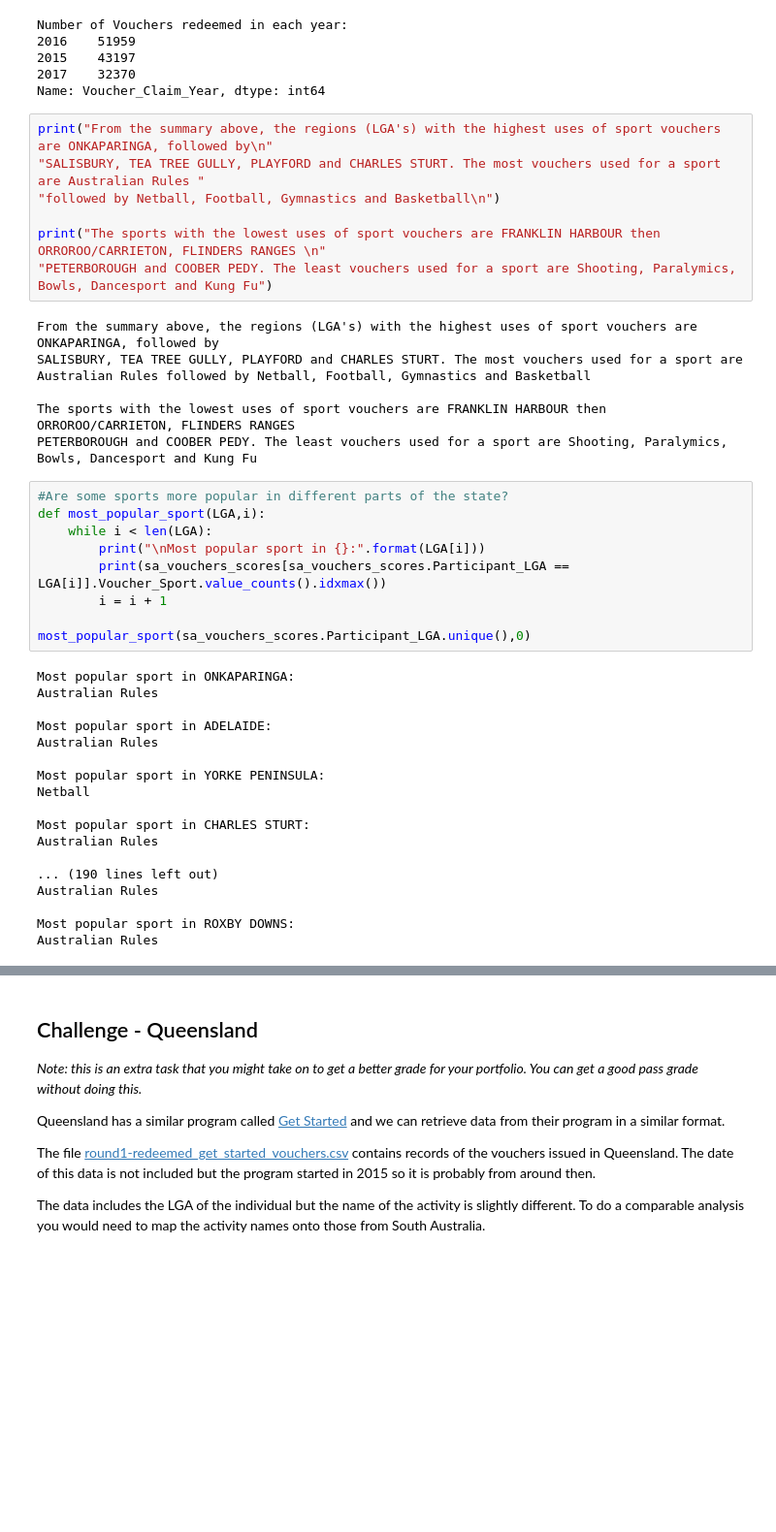
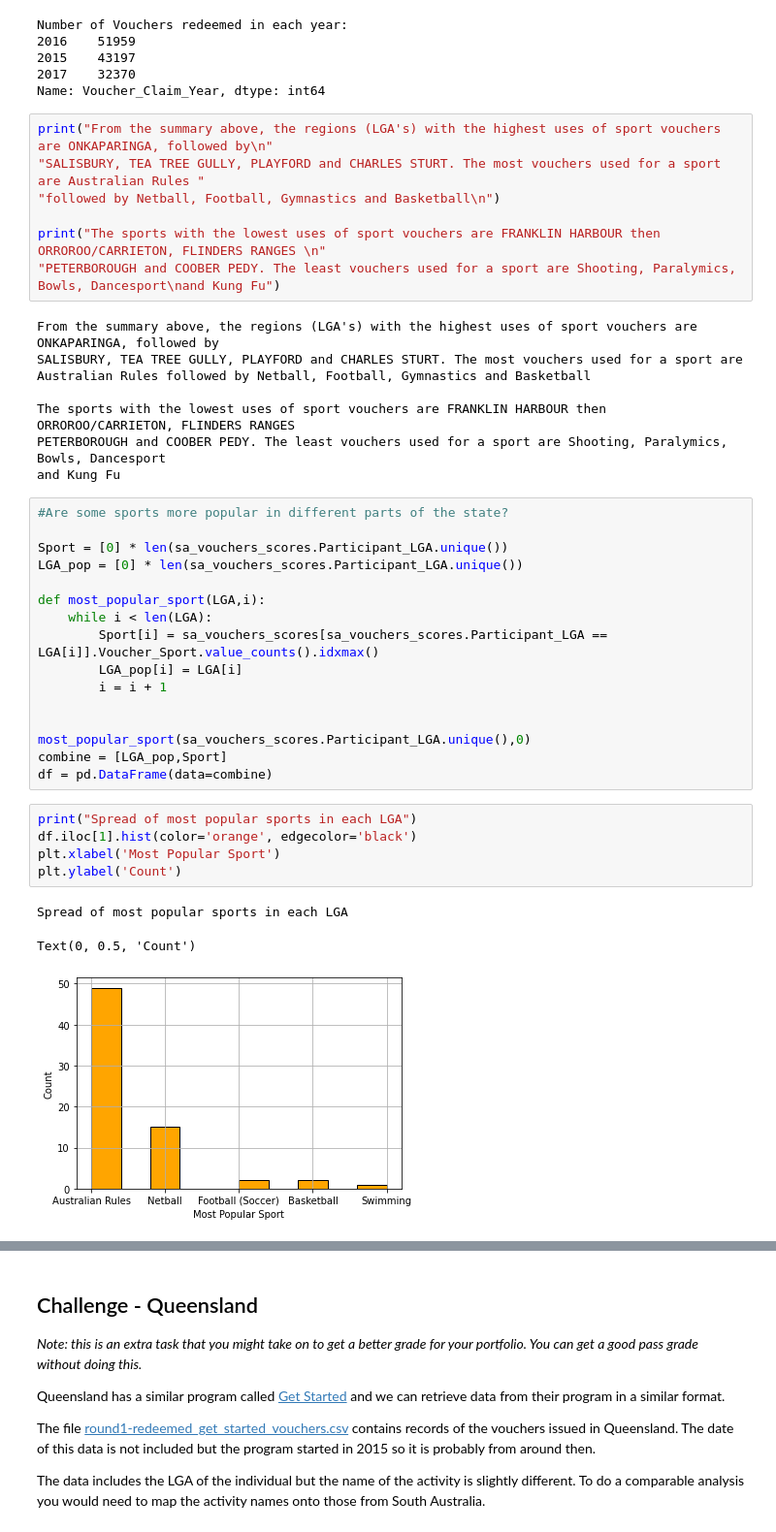
Before and after one commit to MQCOMP2200-S2-2021/data-science-portfolio-JoeB-cybersecurity, a Jupyter notebook: Portfolio 2.ipynb, the cells around one changed output, grey strips where cells are left out. Shown at 97% size. Saved outputs shown, nothing was run; the diff lists cells and outputs as text; blank space fills up the shorter version.

```diff
--- a/Portfolio 2.ipynb
+++ b/Portfolio 2.ipynb
@@ -179,37 +147,36 @@ print("From the summary above, the regions (LGA's) with the highest uses of spor
 "followed by Netball, Football, Gymnastics and Basketball\n")
 
 print("The sports with the lowest uses of sport vouchers are FRANKLIN HARBOUR then ORROROO/CARRIETON, FLINDERS RANGES \n"
-"PETERBOROUGH and COOBER PEDY. The least vouchers used for a sport are Shooting, Paralymics, Bowls, Dancesport and Kung Fu")
+"PETERBOROUGH and COOBER PEDY. The least vouchers used for a sport are Shooting, Paralymics, Bowls, Dancesport\nand Kung Fu")
 # %% [output]
 From the summary above, the regions (LGA's) with the highest uses of sport vouchers are ONKAPARINGA, followed by
 SALISBURY, TEA TREE GULLY, PLAYFORD and CHARLES STURT. The most vouchers used for a sport are Australian Rules followed by Netball, Football, Gymnastics and Basketball
 
 The sports with the lowest uses of sport vouchers are FRANKLIN HARBOUR then ORROROO/CARRIETON, FLINDERS RANGES
-PETERBOROUGH and COOBER PEDY. The least vouchers used for a sport are Shooting, Paralymics, Bowls, Dancesport and Kung Fu
+PETERBOROUGH and COOBER PEDY. The least vouchers used for a sport are Shooting, Paralymics, Bowls, Dancesport
+and Kung Fu
 # %%
 #Are some sports more popular in different parts of the state?
+
+Sport = [0] * len(sa_vouchers_scores.Participant_LGA.unique())
+LGA_pop = [0] * len(sa_vouchers_scores.Participant_LGA.unique())
+
 def most_popular_sport(LGA,i):
     while i < len(LGA):
-        print("\nMost popular sport in {}:".format(LGA[i]))
-        print(sa_vouchers_scores[sa_vouchers_scores.Participant_LGA == LGA[i]].Voucher_Sport.value_counts().idxmax())
+        Sport[i] = sa_vouchers_scores[sa_vouchers_scores.Participant_LGA == LGA[i]].Voucher_Sport.value_counts().idxmax()
+        LGA_pop[i] = LGA[i]
         i = i + 1
 
+
 most_popular_sport(sa_vouchers_scores.Participant_LGA.unique(),0)
+combine = [LGA_pop,Sport]
+df = pd.DataFrame(data=combine)
-# %% [output]
-Most popular sport in ONKAPARINGA:
-Australian Rules
-
-Most popular sport in ADELAIDE:
-Australian Rules
-
-Most popular sport in YORKE PENINSULA:
-Netball
-
-Most popular sport in CHARLES STURT:
-Australian Rules
-
-... (190 lines left out)
-Australian Rules
-
-Most popular sport in ROXBY DOWNS:
-Australian Rules
+# %%
+print("Spread of most popular sports in each LGA")
+df.iloc[1].hist(color='orange', edgecolor='black')
+plt.xlabel('Most Popular Sport')
+plt.ylabel('Count')
+# %% [output]
+Spread of most popular sports in each LGA
+Text(0, 0.5, 'Count')
+[figure, added]
```
Also changed, not shown: parts of 18 cells of this notebook.
